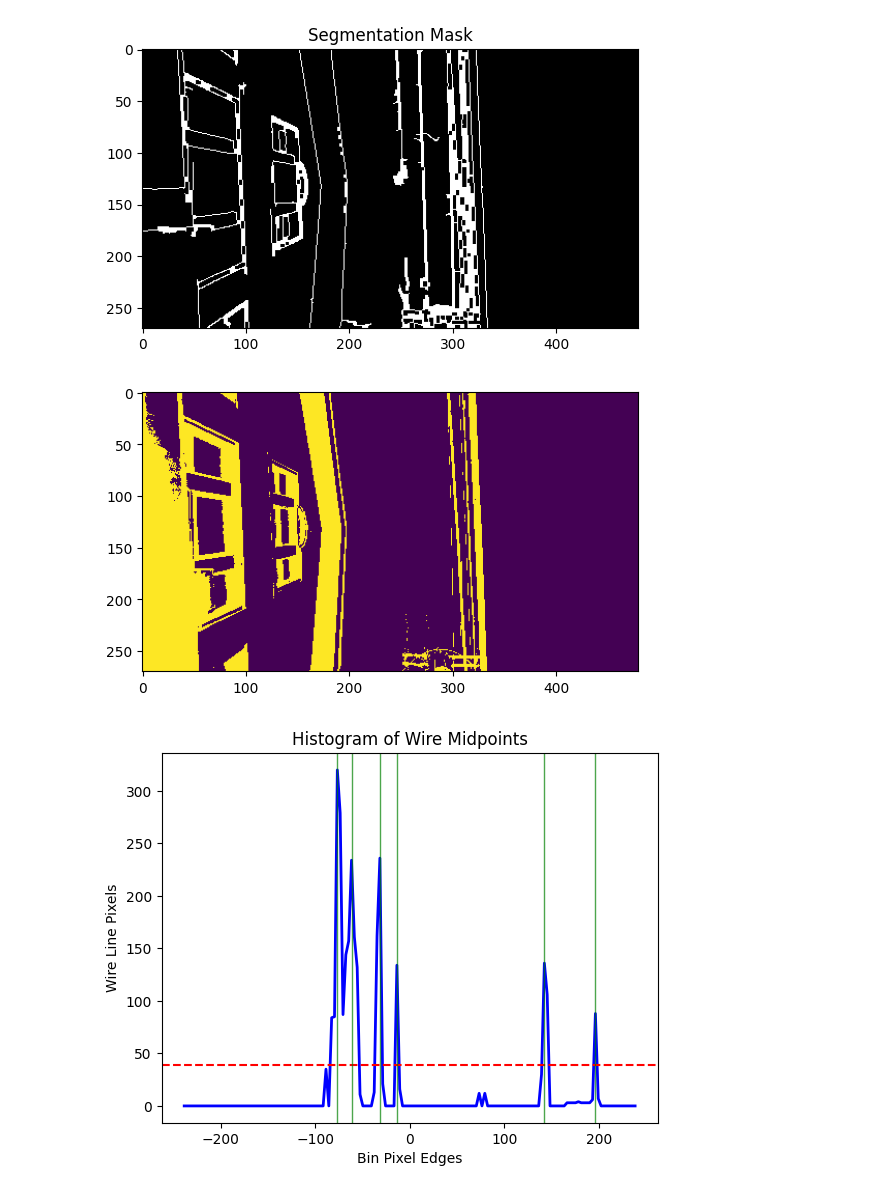
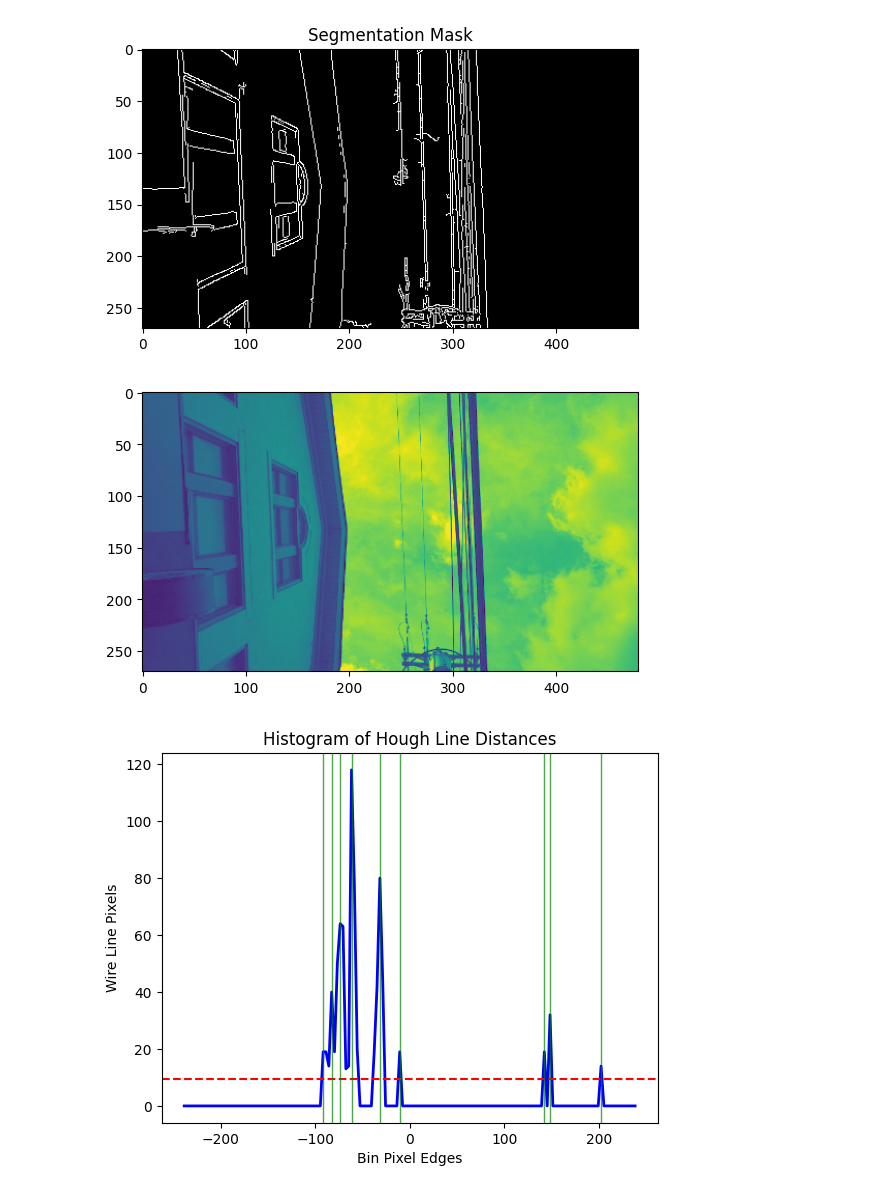
Before and after one commit to tharp789/wire_detection_tests, a Jupyter notebook: houg_lines_test.ipynb, the cells around one changed output. Cells and saved outputs as stored; diff of their text form; code cells hidden in the pictures.

```diff
--- a/houg_lines_test.ipynb
+++ b/houg_lines_test.ipynb
@@ -6,23 +7,25 @@ import time
 
 import wire_detection_utils as wdu
 # %%
-expansion_size = 3
-line_threshold = 100
-pixel_binning_size = 3
-low_canny_threshold =25
-high_canny_threshold = 200
-bin_avg_threshold_multiplier = 0.5
-value_threshold = 0.35
+with open('wire_detect_config.yaml', 'r') as file:
+    detection_config = yaml.safe_load(file)
 
+
+line_threshold = detection_config['line_threshold']
+pixel_binning_size = detection_config['pixel_binning_size']
+low_canny_threshold = detection_config['low_canny_threshold']
+high_canny_threshold = detection_config['high_canny_threshold']
+bin_avg_threshold_multiplier = detection_config['bin_avg_threshold_multiplier']
+value_threshold = detection_config['value_threshold']
 
 input_image_size = [480, 270]
 
 # Creat e a WireDetector instance
-wire_detector = wdu.WireDetector(line_threshold, expansion_size, low_canny_threshold, high_canny_threshold, pixel_binning_size, bin_avg_threshold_multiplier)
+wire_detector = wdu.WireDetector(line_threshold, low_canny_threshold, high_canny_threshold, pixel_binning_size, bin_avg_threshold_multiplier)
 
 # img = cv2.imread('input_imgs/outdoor_2.png')
 img = cv2.imread('/media/tyler/Storage/field_tests/street_wire_experiments/wire_tracking_05-07_40fov/rgb_images/1746650652972994304.png')
-# img = cv2.imread('/media/tyler/Storage/field_tests/acfa_3-21/rgb_images/1742581660143049152.png')
+# img = cv2.imread('/media/tyler/Storage/field_tests/acfa_3-21/rgb_images/1742581509450988704.png')
 assert img is not None, "Image not found"
 # %%
 img = cv2.resize(img, (input_image_size[0], input_image_size[1]))
@@ -41,11 +44,9 @@ plt.imshow(seg_mask, cmap='gray')
 # create value mask
 hsv = cv2.cvtColor(img, cv2.COLOR_BGR2HSV)
 h, s, v = cv2.split(hsv)
-value_mask = v < value_threshold * 255
-value_mask_uint8 = value_mask.astype(np.uint8) * 255
-cv2.imwrite('detect_3d_output/value_mask.jpg', value_mask_uint8)
+cv2.imwrite('detect_2d_output/value_mask.jpg', v)
 plt.figure()
-plt.imshow(value_mask_uint8)
+plt.imshow(v)
 
 # Detect wires using the segmentation mask
 start_time = time.perf_counter()
@@ -62,7 +63,7 @@ plt.plot(bin_edges[:-1] + (bin_edges[1] - bin_edges[0]) / 2, hist, color='b', li
 plt.axhline(bin_threshold, color='r', linestyle='--')
 for dist in wire_distances_wrt_center:
     plt.axvline(x=dist, color='g', linestyle='-', linewidth=1, alpha=0.7)
-plt.title('Histogram of Wire Midpoints')
+plt.title('Histogram of Hough Line Distances')
 plt.xlabel('Bin Pixel Edges')
 plt.ylabel('Wire Line Pixels')
 plt.savefig('detect_2d_output/histogram.png')
@@ -102,5 +103,5 @@ Wire detection Period: 0.003517 s, Frequency: 284.36 Hz
 <matplotlib.image.AxesImage at 0x...>
 [figure]
-[figure, old version]
+[figure, new version]
-[figure, old version]
+[figure, new version]
-[figure, old version]
+[figure, new version]
```
Also changed, not shown: parts of 2 cells of this notebook, 19 other files.
